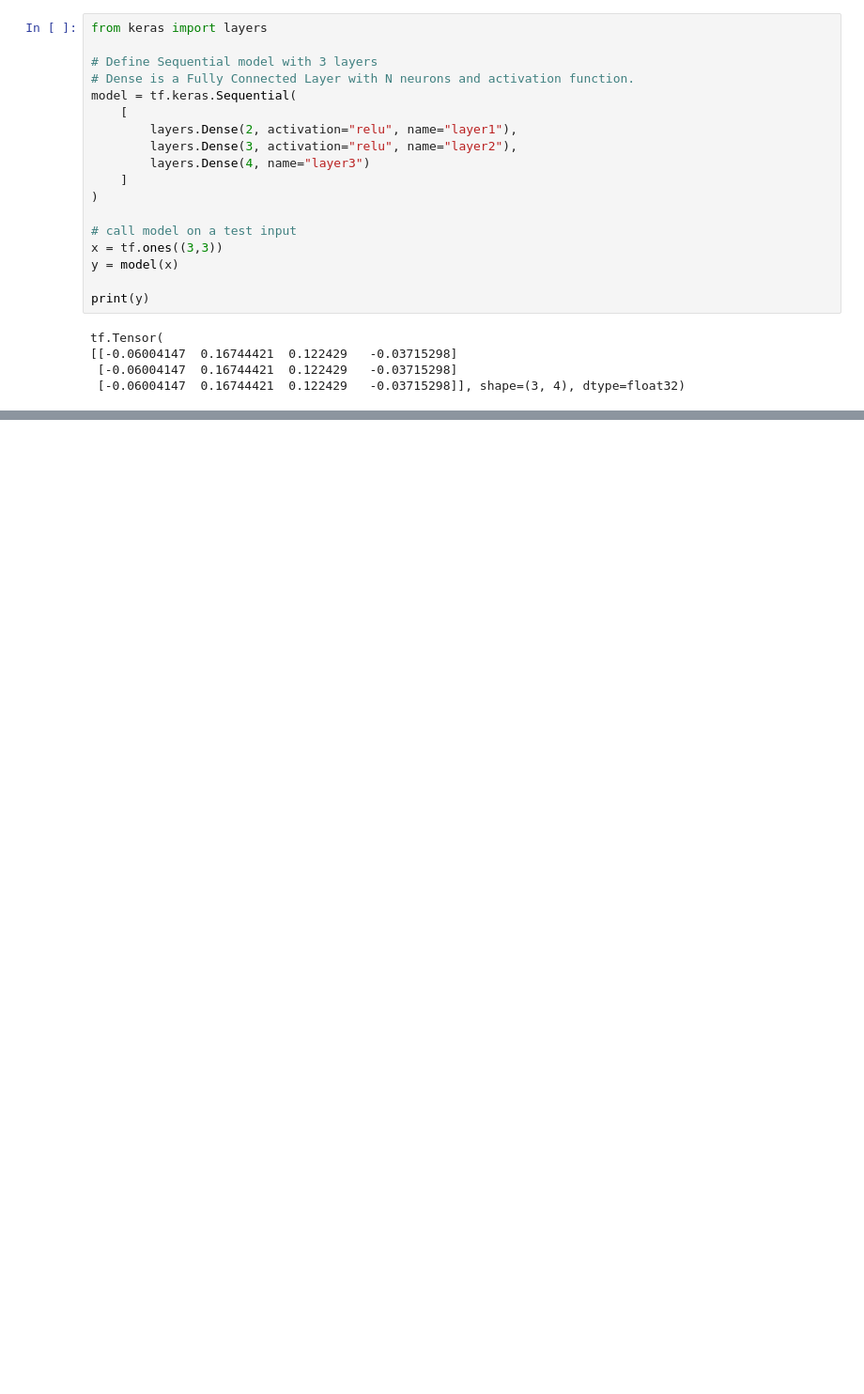
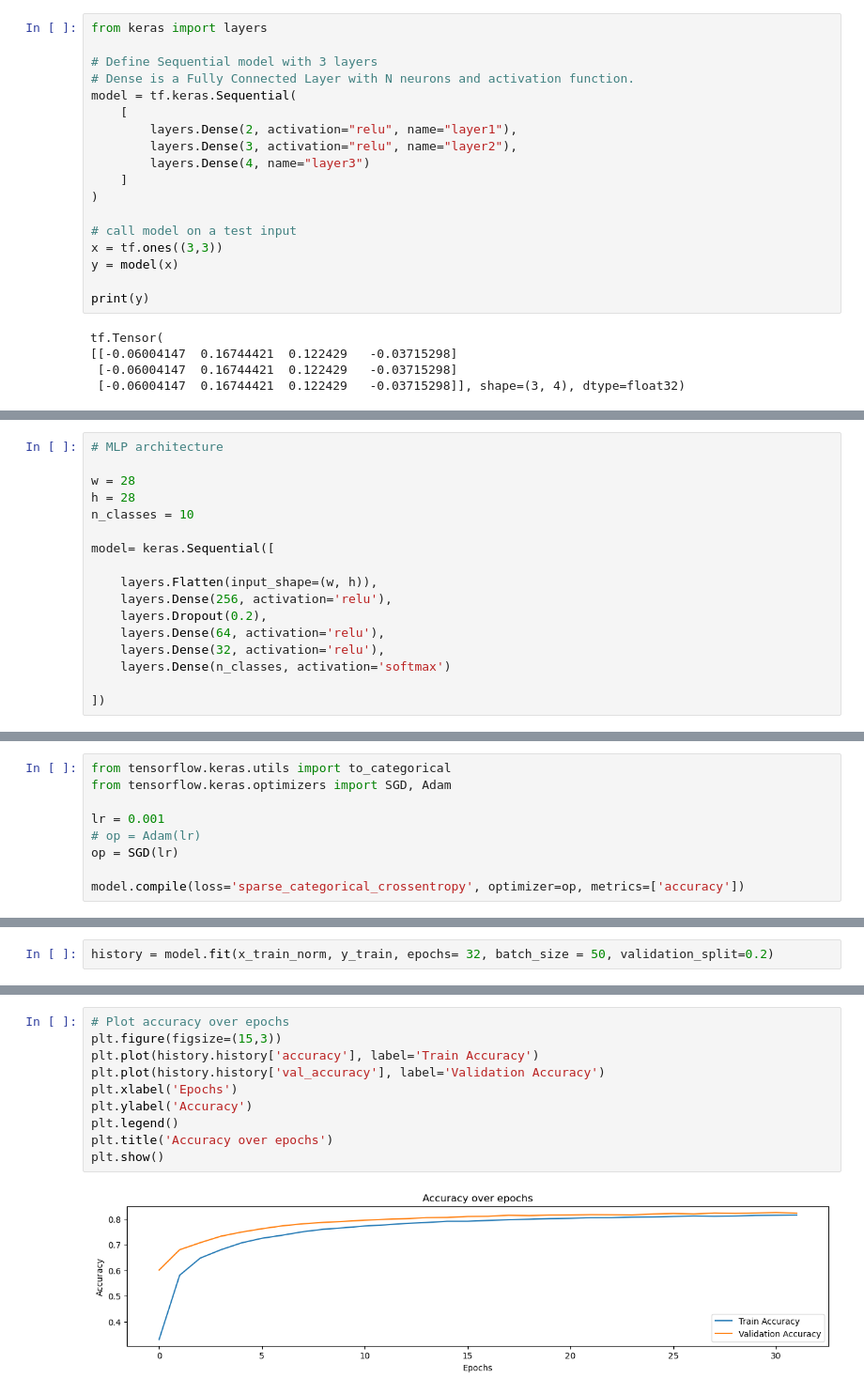
Before and after one commit to dgayet/ml_fpga_unmdp, a Jupyter notebook: tensorflow_basics/hello_world.ipynb, the cells around one changed output, grey strips where cells are left out. Shown at 94% size. Drawn from its saved outputs; the diff is of its cells as text; blank space fills up the shorter version.

```diff
--- a/tensorflow_basics/hello_world.ipynb
+++ b/tensorflow_basics/hello_world.ipynb
@@ -67,0 +133,17 @@ tf.Tensor(
+# %%
+# MLP architecture
+
+w = 28
+h = 28
+n_classes = 10
+
+model= keras.Sequential([
+
+    layers.Flatten(input_shape=(w, h)),
+    layers.Dense(256, activation='relu'),
+    layers.Dropout(0.2),
+    layers.Dense(64, activation='relu'),
+    layers.Dense(32, activation='relu'),
+    layers.Dense(n_classes, activation='softmax')
+
+])
@@ -67,0 +154,9 @@ tf.Tensor(
+# %%
+from tensorflow.keras.utils import to_categorical
+from tensorflow.keras.optimizers import SGD, Adam
+
+lr = 0.001
+# op = Adam(lr)
+op = SGD(lr)
+
+model.compile(loss='sparse_categorical_crossentropy', optimizer=op, metrics=['accuracy'])
@@ -67,0 +195,2 @@ tf.Tensor(
+# %%
+history = model.fit(x_train_norm, y_train, epochs= 32, batch_size = 50, validation_split=0.2)
@@ -67,0 +225,12 @@ tf.Tensor(
+# %%
+# Plot accuracy over epochs
+plt.figure(figsize=(15,3))
+plt.plot(history.history['accuracy'], label='Train Accuracy')
+plt.plot(history.history['val_accuracy'], label='Validation Accuracy')
+plt.xlabel('Epochs')
+plt.ylabel('Accuracy')
+plt.legend()
+plt.title('Accuracy over epochs')
+plt.show()
+# %% [output]
+[figure, added]
```
Also changed, not shown: parts of 16 cells of this notebook, 1 other file.
